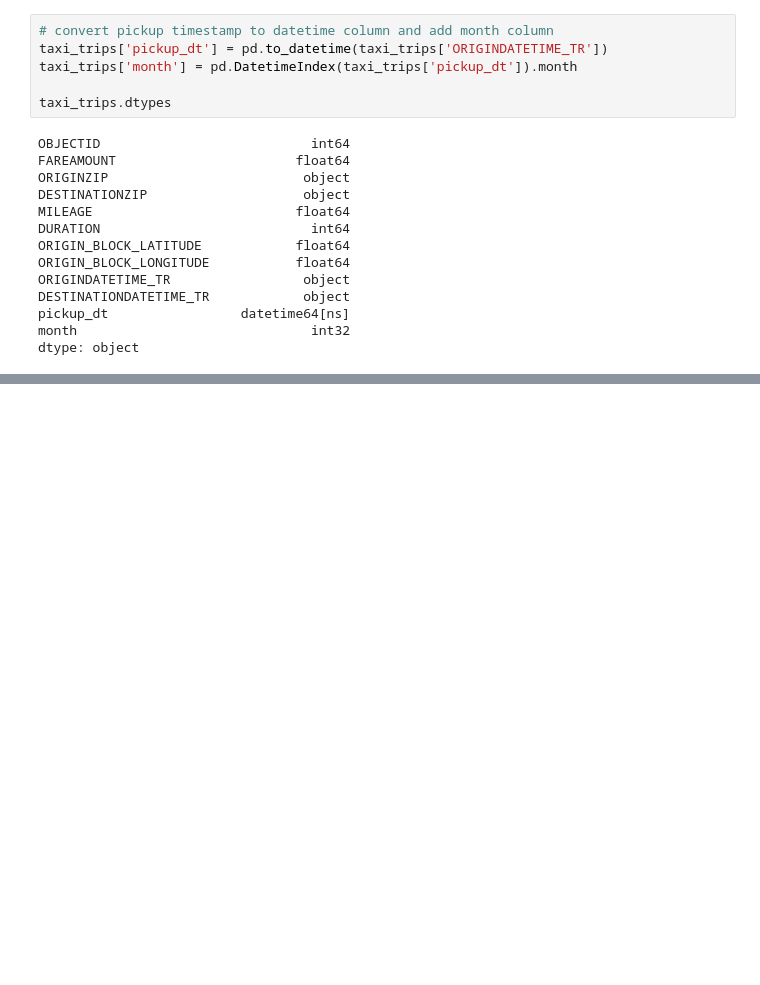
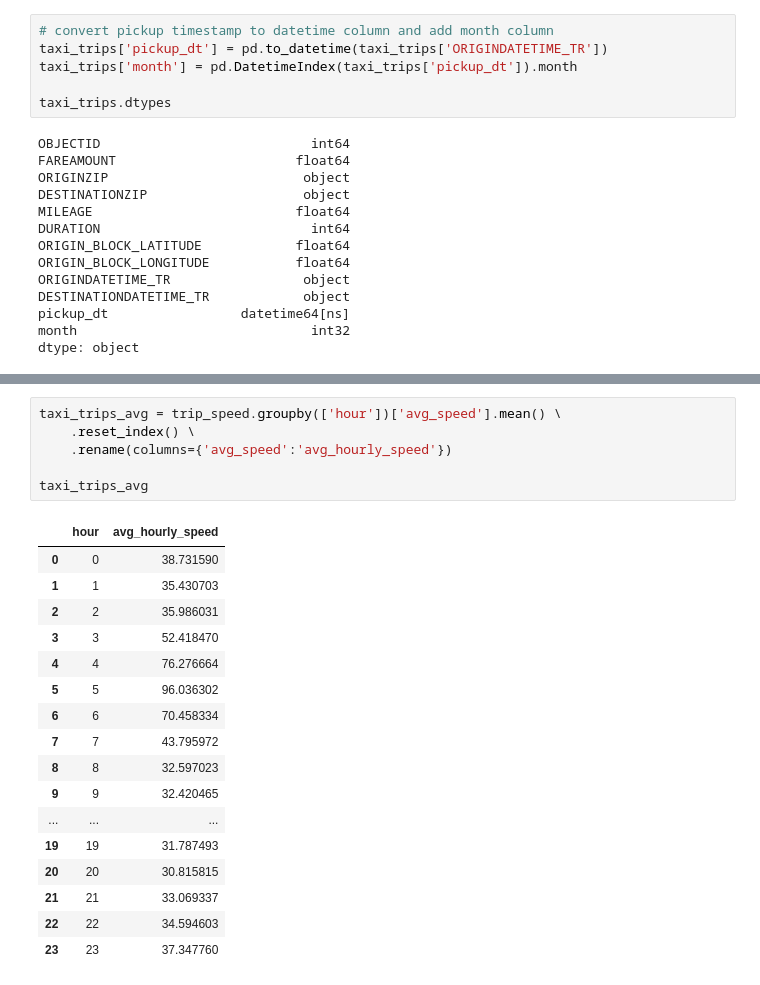
Before and after one commit to malamudj/taxi-washdc-analysis-demo, a Jupyter notebook: 2-transform-data-plot-viz.ipynb, the cells around one changed output, grey strips where cells are left out. Cells and saved outputs as stored; diff of their text form; blank space fills up the shorter version.

```diff
--- a/2-transform-data-plot-viz.ipynb
+++ b/2-transform-data-plot-viz.ipynb
@@ -305,0 +334,24 @@ plt.tight_layout()
+# %%
+taxi_trips_avg = trip_speed.groupby(['hour'])['avg_speed'].mean() \
+    .reset_index() \
+    .rename(columns={'avg_speed':'avg_hourly_speed'})
+
+taxi_trips_avg
+# %% [output]
+|  | hour | avg_hourly_speed |
+| 0 | 0 | 38.731590 |
+| 1 | 1 | 35.430703 |
+| 2 | 2 | 35.986031 |
+| 3 | 3 | 52.418470 |
+| 4 | 4 | 76.276664 |
+| 5 | 5 | 96.036302 |
+| 6 | 6 | 70.458334 |
+| 7 | 7 | 43.795972 |
+| 8 | 8 | 32.597023 |
+| 9 | 9 | 32.420465 |
+| ... | ... | ... |
+| 19 | 19 | 31.787493 |
+| 20 | 20 | 30.815815 |
+| 21 | 21 | 33.069337 |
+| 22 | 22 | 34.594603 |
+| 23 | 23 | 37.347760 |
```
Also changed, not shown: parts of 7 cells of this notebook.
